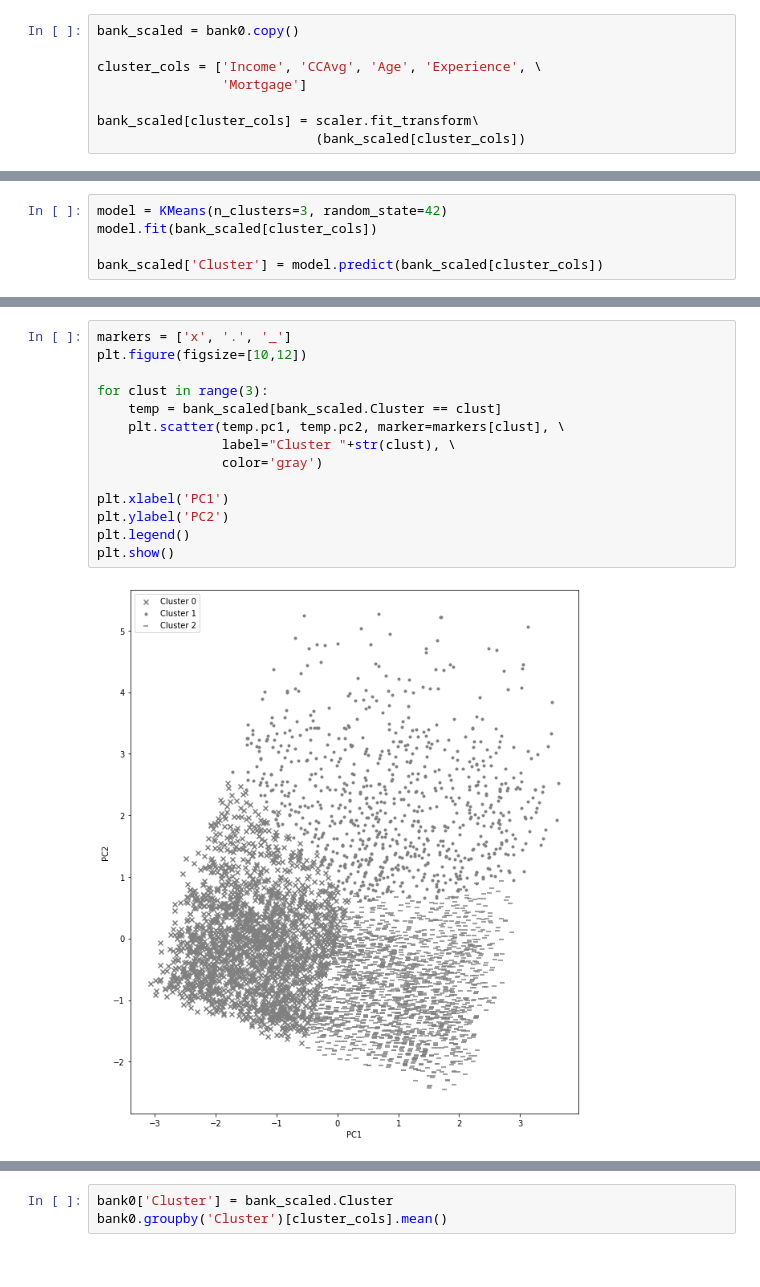
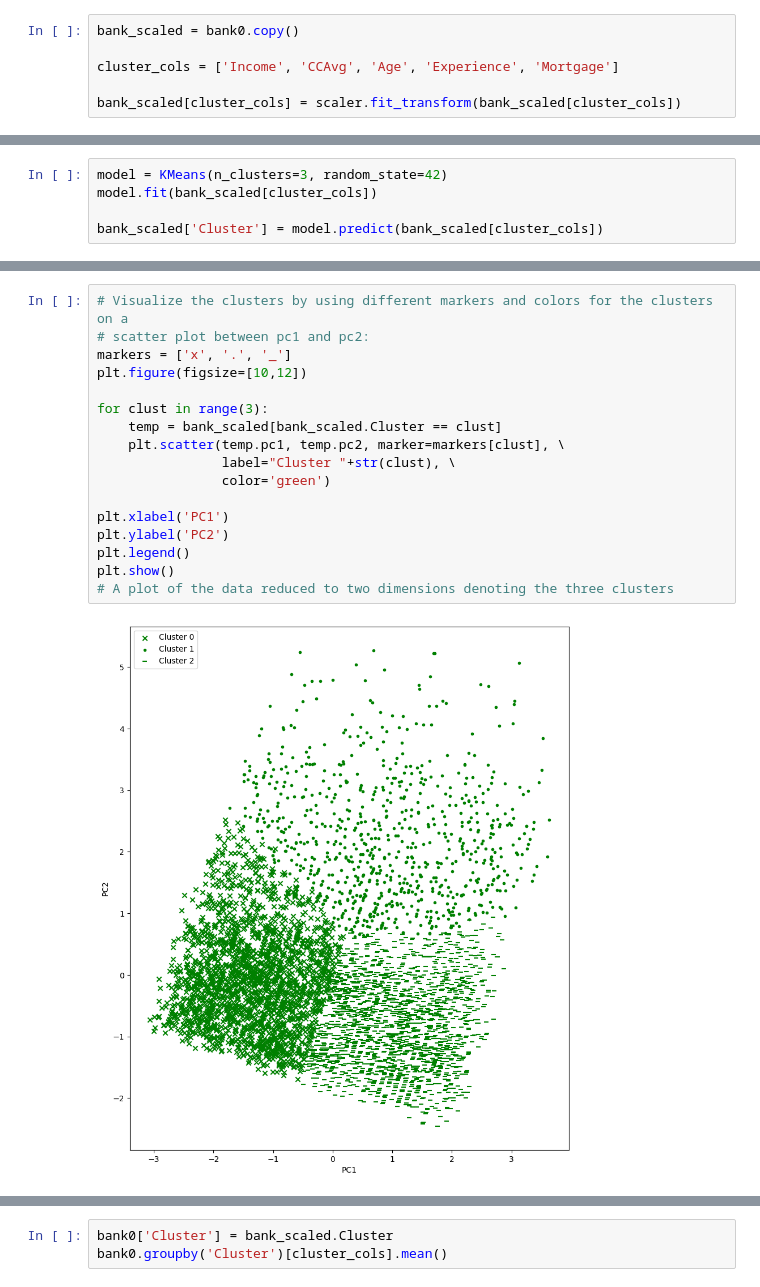
Before and after one commit to HowardHNguyen/Data_Science_for_Marketing_Solutions, a Jupyter notebook: Unsupervised_Learning_and_Customer_Segmentation.ipynb, the cells around one changed output, grey strips where cells are left out. Saved outputs shown, nothing was run; the diff lists cells and outputs as text.

```diff
--- a/Unsupervised_Learning_and_Customer_Segmentation.ipynb
+++ b/Unsupervised_Learning_and_Customer_Segmentation.ipynb
@@ -137,8 +166,6 @@ bank0.groupby('Cluster')[sel_cols].mean()
 # %%
 bank_scaled = bank0.copy()
 
-cluster_cols = ['Income', 'CCAvg', 'Age', 'Experience', \
-                'Mortgage']
+cluster_cols = ['Income', 'CCAvg', 'Age', 'Experience', 'Mortgage']
 
-bank_scaled[cluster_cols] = scaler.fit_transform\
-                            (bank_scaled[cluster_cols])
+bank_scaled[cluster_cols] = scaler.fit_transform(bank_scaled[cluster_cols])
@@ -168,18 +204,21 @@ pca_res = pca.fit_transform(bank_scaled[cluster_cols])
 bank_scaled['pc1'] = pca_res[:,0]
 bank_scaled['pc2'] = pca_res[:,1]
 # %%
+# Visualize the clusters by using different markers and colors for the clusters on a
+# scatter plot between pc1 and pc2:
 markers = ['x', '.', '_']
 plt.figure(figsize=[10,12])
 
 for clust in range(3):
     temp = bank_scaled[bank_scaled.Cluster == clust]
     plt.scatter(temp.pc1, temp.pc2, marker=markers[clust], \
                 label="Cluster "+str(clust), \
-                color='gray')
+                color='green')
 
 plt.xlabel('PC1')
 plt.ylabel('PC2')
 plt.legend()
 plt.show()
+# A plot of the data reduced to two dimensions denoting the three clusters
 # %% [output]
-[figure, old version]
+[figure, new version]
```
Also changed, not shown: parts of 14 cells of this notebook.
